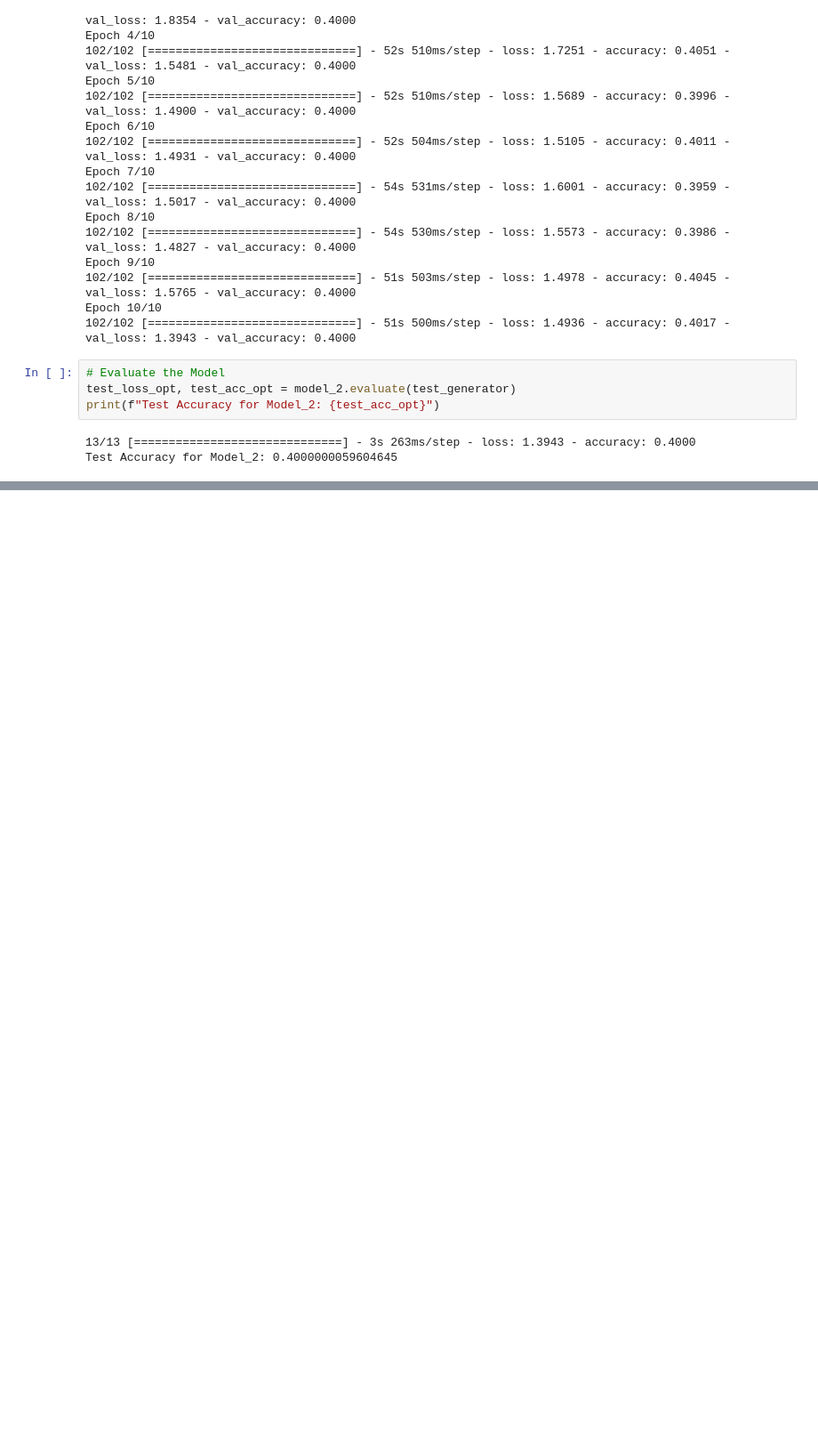
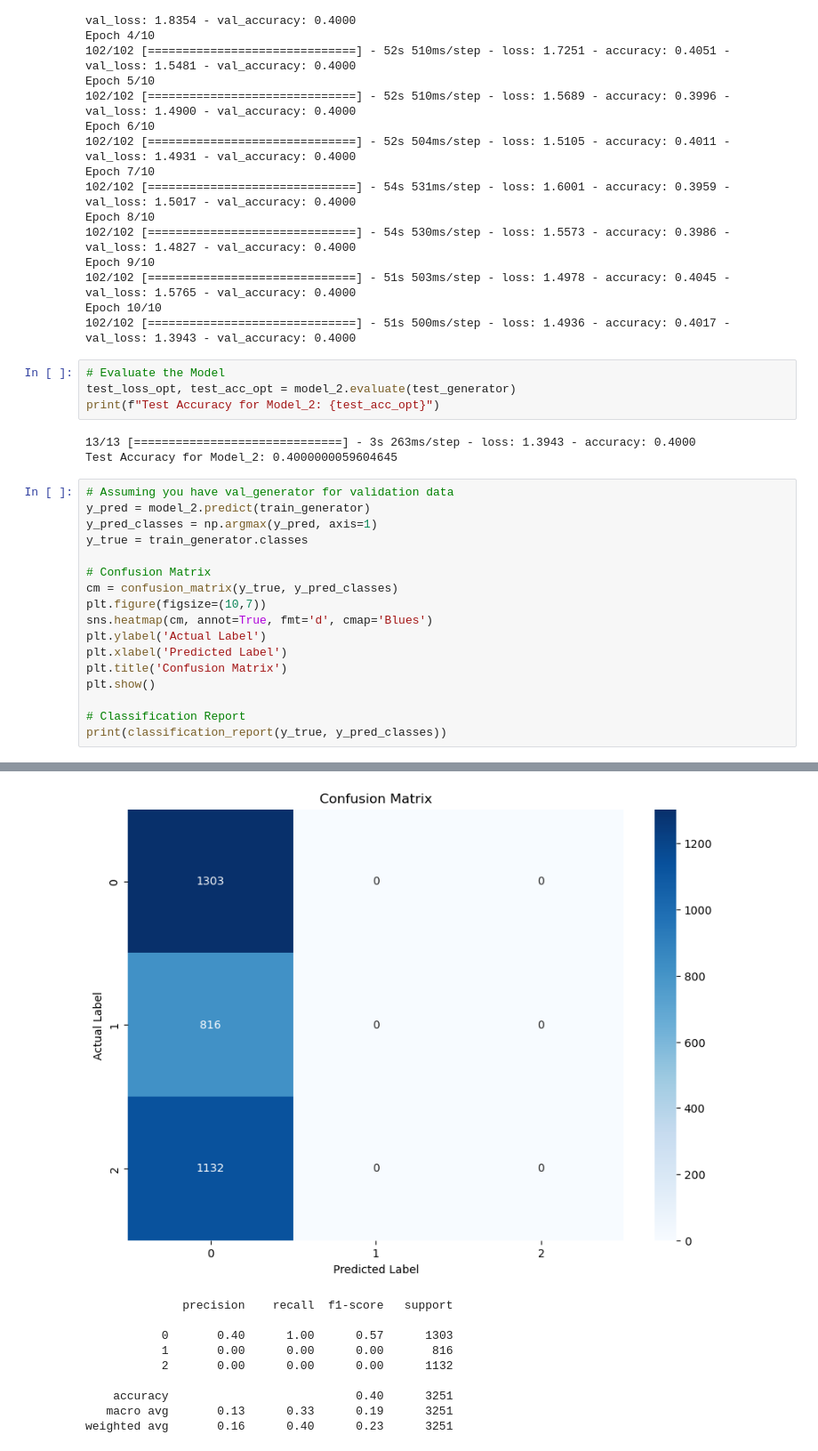
Before and after one commit to NdanyuzweP/Crop-Disease-Detection, a Jupyter notebook: notebook.ipynb, the cells around one changed output, grey strips where cells are left out. Shown at 89% size. Saved outputs shown, nothing was run; the diff lists cells and outputs as text; blank space fills up the shorter version.

```diff
--- a/notebook.ipynb
+++ b/notebook.ipynb
@@ -179,3 +183,21 @@ print(f"Test Accuracy for Model_2: {test_acc_opt}")
 # %% [output]
 13/13 [==============================] - 3s 263ms/step - loss: 1.3943 - accuracy: 0.4000
 Test Accuracy for Model_2: 0.4000000059604645
+# %%
+# Assuming you have val_generator for validation data
+y_pred = model_2.predict(train_generator)
+y_pred_classes = np.argmax(y_pred, axis=1)
+y_true = train_generator.classes
+
+# Confusion Matrix
+cm = confusion_matrix(y_true, y_pred_classes)
+plt.figure(figsize=(10,7))
+sns.heatmap(cm, annot=True, fmt='d', cmap='Blues')
+plt.ylabel('Actual Label')
+plt.xlabel('Predicted Label')
+plt.title('Confusion Matrix')
+plt.show()
+
+# Classification Report
+print(classification_report(y_true, y_pred_classes))
+# %% [output]
@@ -181,0 +205,10 @@ Test Accuracy for Model_2: 0.4000000059604645
+[figure, added]
+              precision    recall  f1-score   support
+
+           0       0.40      1.00      0.57      1303
+           1       0.00      0.00      0.00       816
+           2       0.00      0.00      0.00      1132
+
+    accuracy                           0.40      3251
+   macro avg       0.13      0.33      0.19      3251
+weighted avg       0.16      0.40      0.23      3251
```
Also changed, not shown: parts of 3 cells of this notebook.
